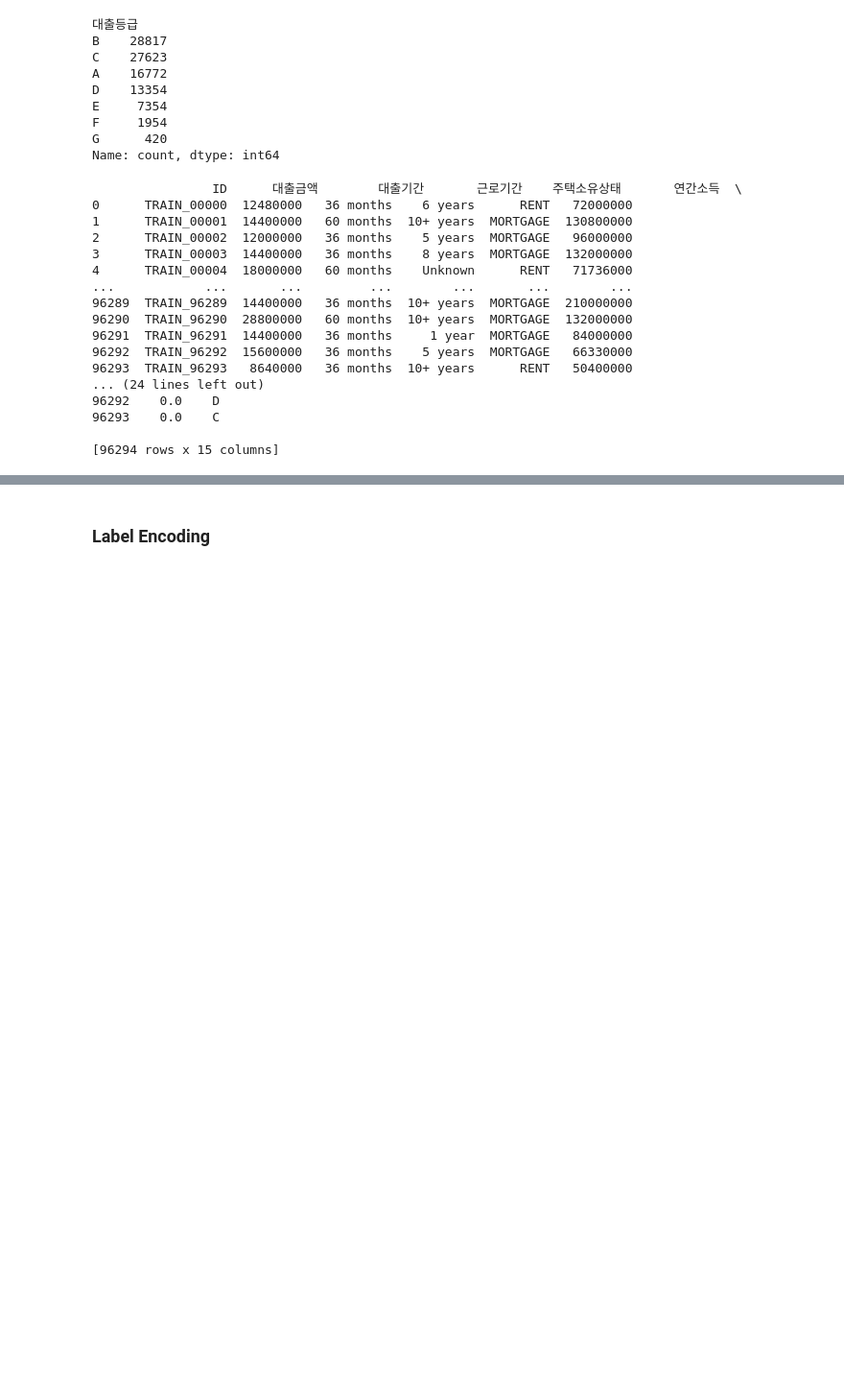
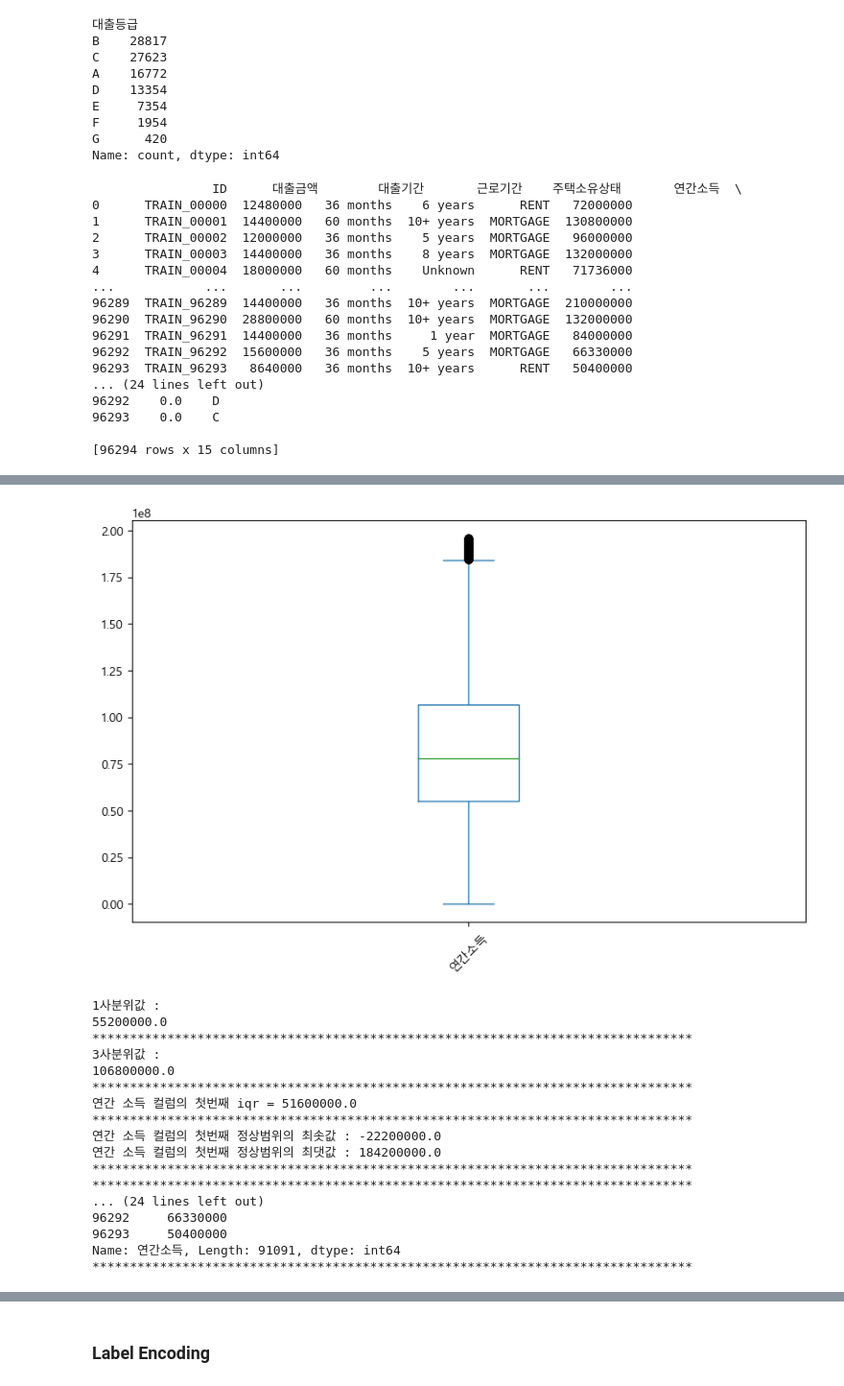
Before and after one commit to Nvuly/Customer_Loan_Rating_Hackathon, a Jupyter notebook: Customer_Loan_Rating_Hackathon.ipynb, the cells around one changed output, grey strips where cells are left out. Shown at 96% size. Cells and saved outputs as stored; diff of their text form; code cells hidden in the pictures; blank space fills up the shorter version.

```diff
--- a/Customer_Loan_Rating_Hackathon.ipynb
+++ b/Customer_Loan_Rating_Hackathon.ipynb
@@ -165,0 +257,78 @@ print(df_train)
+# %%
+### 연간 소득 컬럼의 두번째 이상치 판단
+
+# 연간소득컬럼의 두번째 이상치 확인 및 제거
+
+'''
+1. IQR = Q3- Q1
+2. 정상 범위의 취소 : Q1 - (IQR*1.5)
+3. 정상 범위의 최대 : Q3 + (IQR*1.5)
+'''
+
+cleaned_year.plot(kind='box', rot=45)
+plt.show()
+
+# 이상치 존재..
+
+q1 = cleaned_year.quantile(q=0.25)
+
+q3 = cleaned_year.quantile(q=0.75)
+
+iqr = q3 - q1
+
+print(f'1사분위값 : \n{q1}')
+print('*'*80)
+print(f'3사분위값 : \n{q3}')
+print('*'*80)
+
+print(f'연간 소득 컬럼의 첫번째 iqr = {iqr}')
+
+print('*'*80)
+
+# 정상 범위의 최솟값
+min = q1 - ( iqr * 1.5)
+print(f'연간 소득 컬럼의 첫번째 정상범위의 최솟값 : {min}')
+
+# 정상 범위의 최댓값
+max = q3 + ( iqr * 1.5)
+print(f'연간 소득 컬럼의 첫번째 정상범위의 최댓값 : {max}')
+
+print('*'*80)
+
+condition = (cleaned_year<min) | (cleaned_year>max)
+
+print('*'*80)
+
+outlier = cleaned_year.loc[condition]
+
+print(f'연간 소득 컬럼의 첫번째 이상치 : \n{outlier}')
+
+outlier_index = cleaned_year.loc[condition].index
+
+print('*'*80)
+
+# 이후에 drop()으로 이상치 제거
+# df.col.drop(index=[이상치 행의 인덱스])
+cleaned_year2 = cleaned_year.drop(index=outlier_index)
+print(f'최종 결과 : \n{cleaned_year2}')
+
+print('*'*80)
+# %% [output]
+[figure, added]
+1사분위값 :
+55200000.0
+********************************************************************************
+3사분위값 :
+106800000.0
+********************************************************************************
+연간 소득 컬럼의 첫번째 iqr = 51600000.0
+********************************************************************************
+연간 소득 컬럼의 첫번째 정상범위의 최솟값 : -22200000.0
+연간 소득 컬럼의 첫번째 정상범위의 최댓값 : 184200000.0
+********************************************************************************
+********************************************************************************
+... (24 lines left out)
+96292     66330000
+96293     50400000
+Name: 연간소득, Length: 91091, dtype: int64
+********************************************************************************
```
Also changed, not shown: parts of 18 cells of this notebook.
